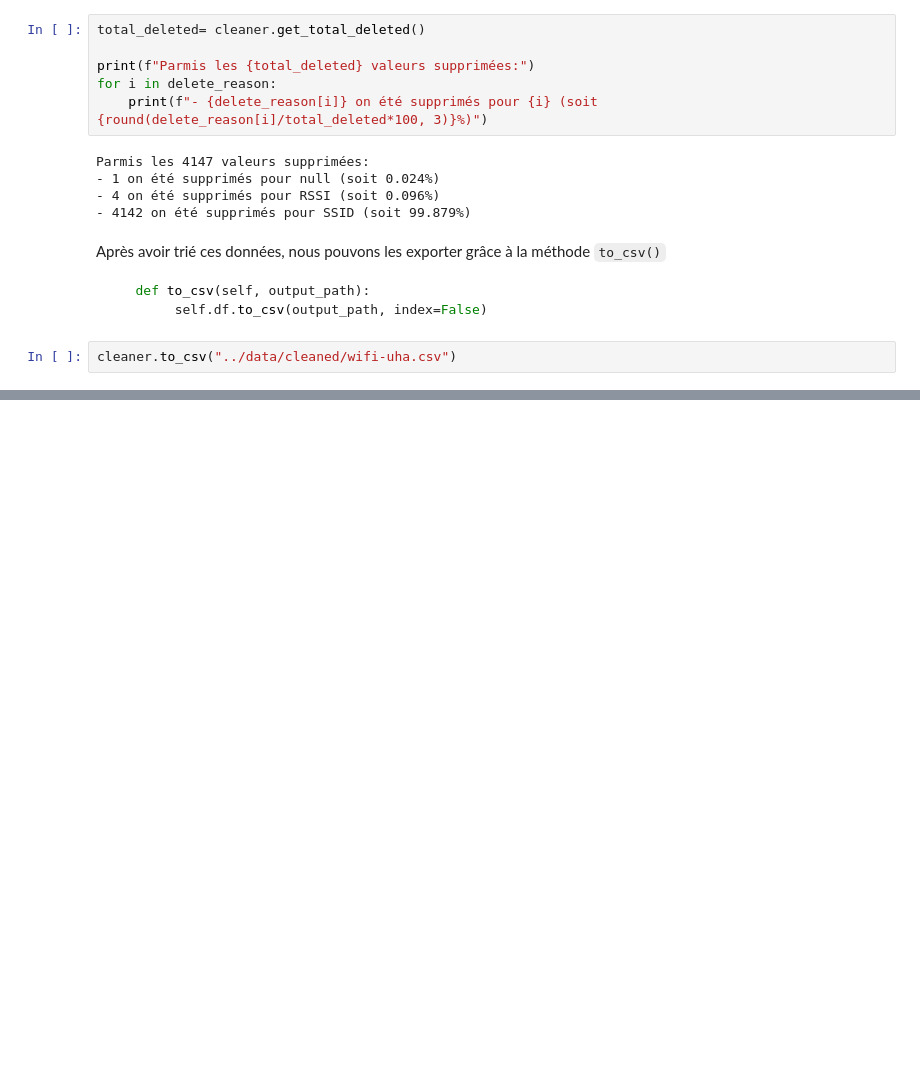
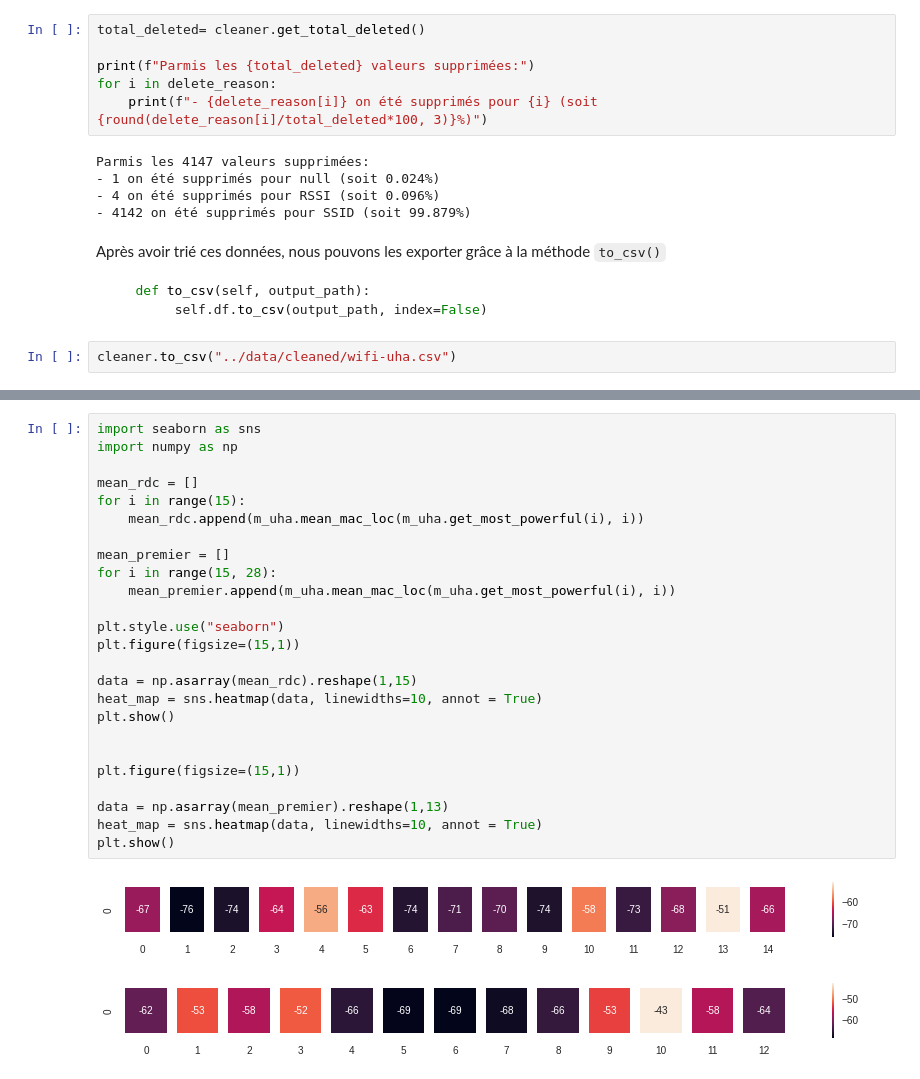
Before and after one commit to ldsvrn/sae15-wifi, a Jupyter notebook: notebooks/Notebook.ipynb, the cells around one changed output, grey strips where cells are left out. Saved outputs shown, nothing was run; the diff lists cells and outputs as text; blank space fills up the shorter version.

```diff
--- a/notebooks/Notebook.ipynb
+++ b/notebooks/Notebook.ipynb
@@ -270,0 +333,28 @@ cleaner.to_csv("../data/cleaned/wifi-uha.csv")
+# %%
+import seaborn as sns
+import numpy as np
+
+mean_rdc = []
+for i in range(15):
+    mean_rdc.append(m_uha.mean_mac_loc(m_uha.get_most_powerful(i), i))
+
+mean_premier = []
+for i in range(15, 28):
+    mean_premier.append(m_uha.mean_mac_loc(m_uha.get_most_powerful(i), i))
+
+plt.style.use("seaborn")
+plt.figure(figsize=(15,1))
+
+data = np.asarray(mean_rdc).reshape(1,15)
+heat_map = sns.heatmap(data, linewidths=10, annot = True)
+plt.show()
+
+
+plt.figure(figsize=(15,1))
+
+data = np.asarray(mean_premier).reshape(1,13)
+heat_map = sns.heatmap(data, linewidths=10, annot = True)
+plt.show()
+# %% [output]
+[figure, added]
+[figure, added]
```
Also changed, not shown: parts of 7 cells of this notebook, 5 other files.
